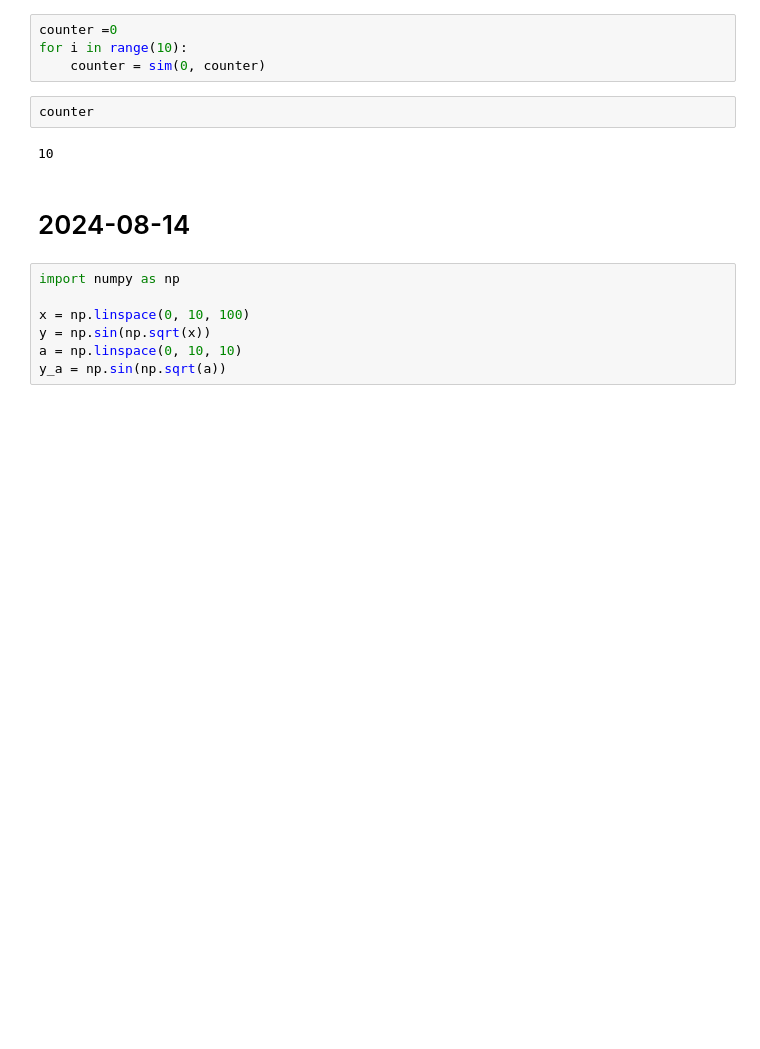
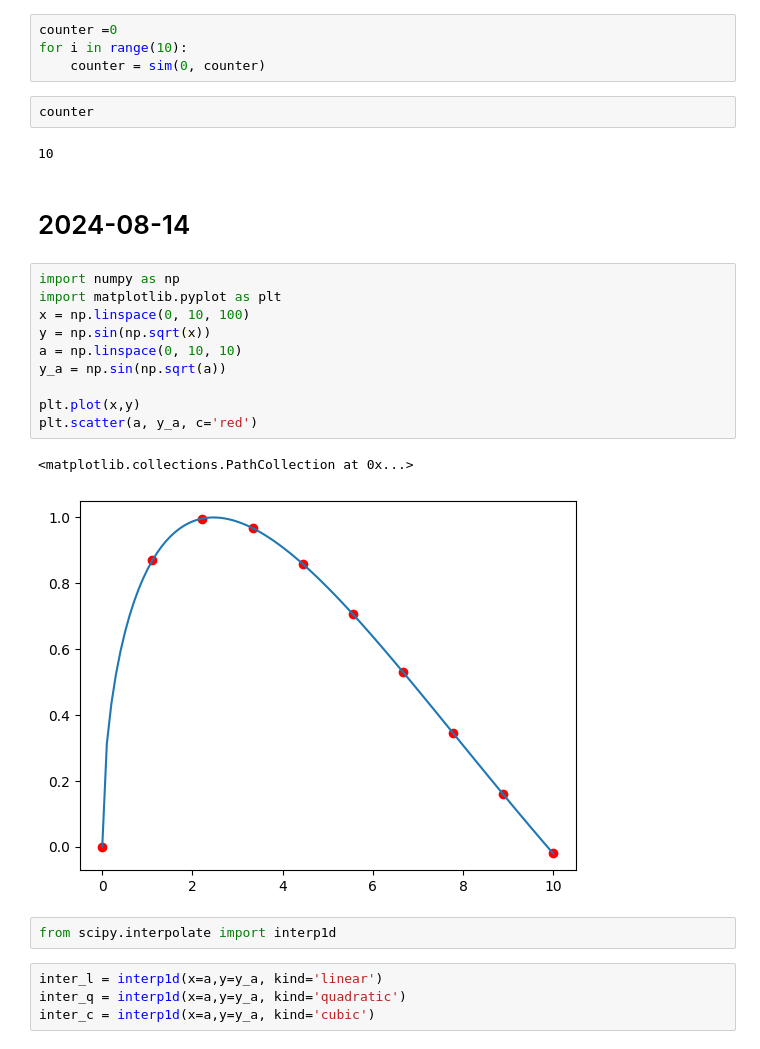
Before and after one commit to MBAhmadi/ML-Learning, a Jupyter notebook: OnAcademy24_Introduction_to_Python_programming_E27_240706.ipynb, the cells around one changed output. Saved outputs shown, nothing was run; the diff lists cells and outputs as text; blank space fills up the shorter version.

```diff
--- a/OnAcademy24_Introduction_to_Python_programming_E27_240706.ipynb
+++ b/OnAcademy24_Introduction_to_Python_programming_E27_240706.ipynb
@@ -2876,8 +2876,20 @@ counter
 # 2024-08-14
 # %%
 import numpy as np
-
+import matplotlib.pyplot as plt
 x = np.linspace(0, 10, 100)
 y = np.sin(np.sqrt(x))
 a = np.linspace(0, 10, 10)
 y_a = np.sin(np.sqrt(a))
+
+plt.plot(x,y)
+plt.scatter(a, y_a, c='red')
+# %% [output]
+<matplotlib.collections.PathCollection at 0x...>
+[figure, added]
+# %%
+from scipy.interpolate import interp1d
+# %%
+inter_l = interp1d(x=a,y=y_a, kind='linear')
+inter_q = interp1d(x=a,y=y_a, kind='quadratic')
+inter_c = interp1d(x=a,y=y_a, kind='cubic')
```
Also changed, not shown: parts of 4 cells of this notebook.
